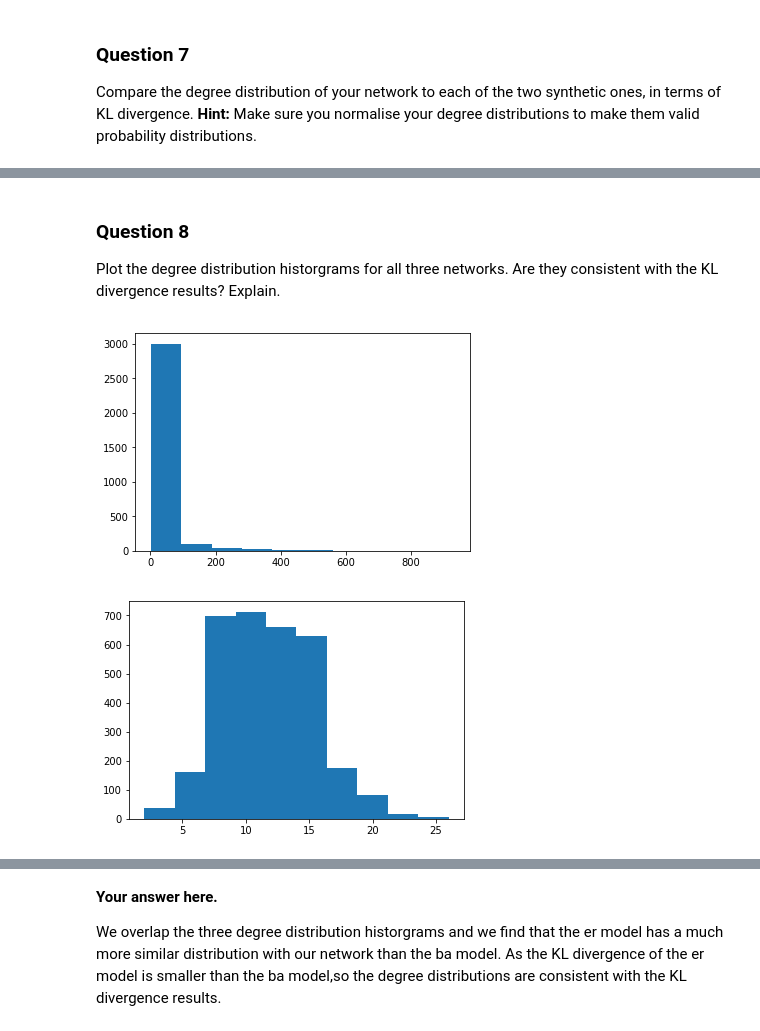
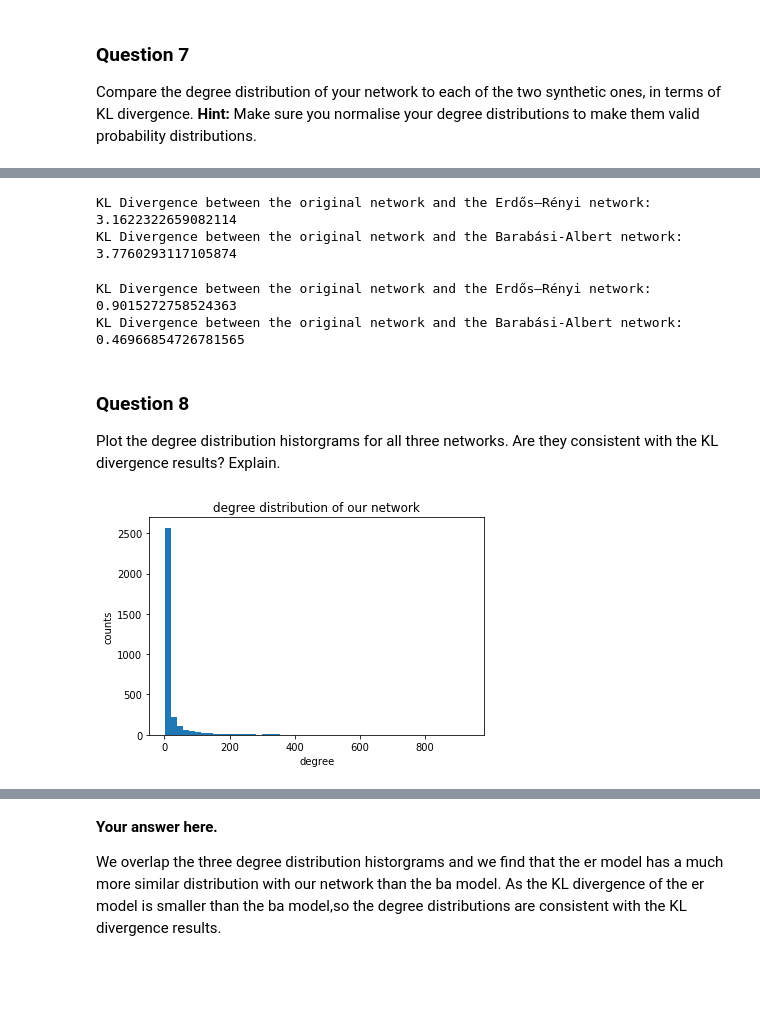
Before and after one commit to rusucosmin/ntp, a Jupyter notebook: 2_network_models.ipynb, the cells around one changed output, grey strips where cells are left out. Cells and saved outputs as stored; diff of their text form; code cells hidden in the pictures; blank space fills up the shorter version.

```diff
--- a/2_network_models.ipynb
+++ b/2_network_models.ipynb
@@ -344,0 +348,6 @@ KL Divergence between the original network and the Barabási-Albert network: 1.1
+# %%
+print(f"KL Divergence between the original network and the Erdős–Rényi network: {kl_divergence(degree_networks[0], degree_networks[1])}")
+print(f"KL Divergence between the original network and the Barabási-Albert network: {kl_divergence(degree_networks[0], degree_networks[2])}")
+# %% [output]
+KL Divergence between the original network and the Erdős–Rényi network: 3.1622322659082114
+KL Divergence between the original network and the Barabási-Albert network: 3.7760293117105874
@@ -345,13 +363,19 @@ KL Divergence between the original network and the Barabási-Albert network: 1.1
+# %%
+print(f"KL Divergence between the original network and the Erdős–Rényi network: {kl_divergence(degree_networks[0], degree_networks[1])}")
+print(f"KL Divergence between the original network and the Barabási-Albert network: {kl_divergence(degree_networks[0], degree_networks[2])}")
+# %% [output]
+KL Divergence between the original network and the Erdős–Rényi network: 0.9015272758524363
+KL Divergence between the original network and the Barabási-Albert network: 0.46966854726781565
 # %% [markdown]
 ### Question 8
 
 Plot the degree distribution historgrams for all three networks. Are they consistent with the KL divergence results? Explain.
 # %%
 # Your code here.
-_ = plt.hist(adjacency.sum(axis = 1))
+plt.title('degree distribution of our network')
+plt.hist(adjacency.sum(axis = 1), bins=50)
+plt.xlabel('degree')
+plt.ylabel('counts')
+plt.show()
 # %% [output]
-[figure, old version]
+[figure, new version]
-# %%
-_ = plt.hist(er_graph.sum(axis = 1))
-# %% [output]
-[figure, removed]
```
Also changed, not shown: parts of 32 cells of this notebook.
